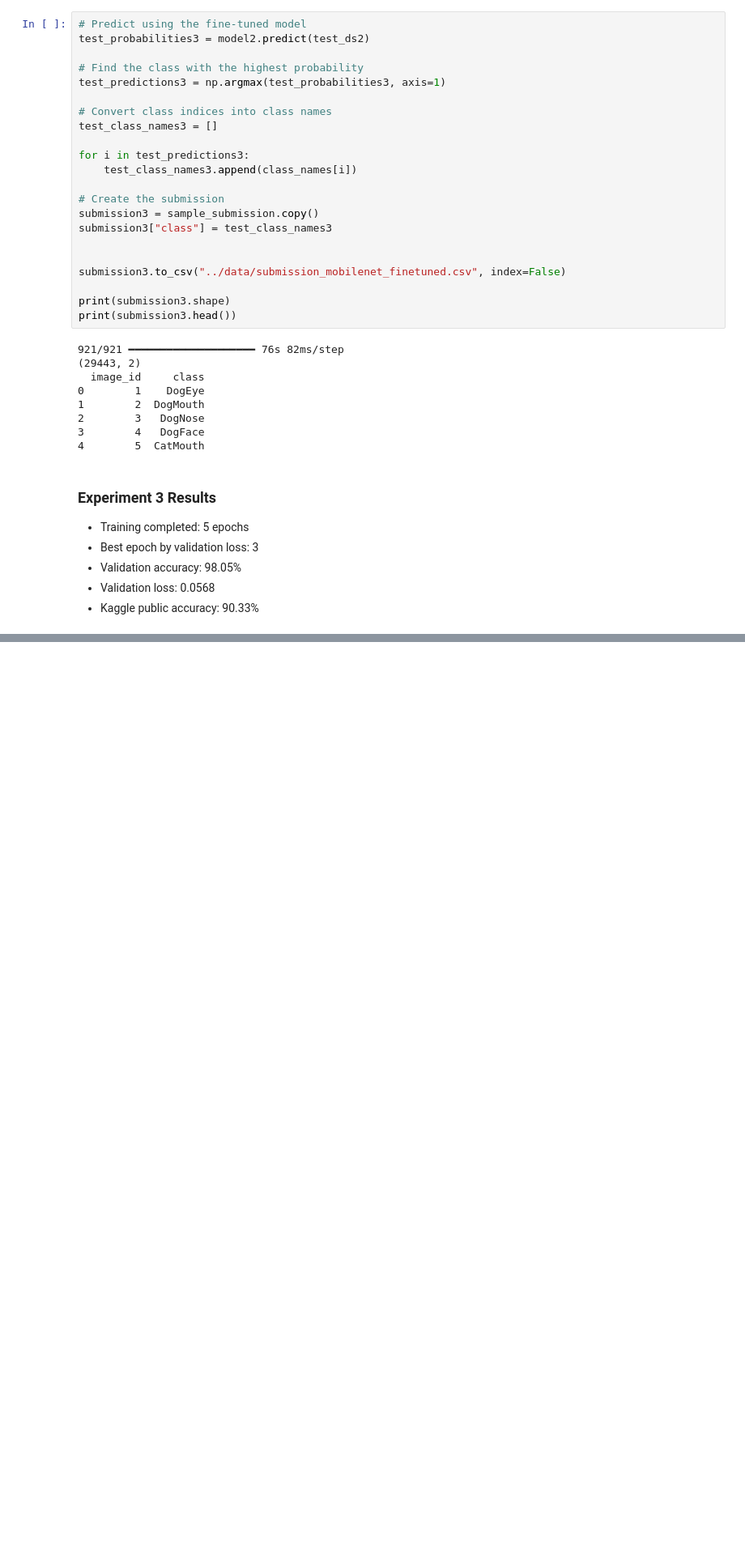
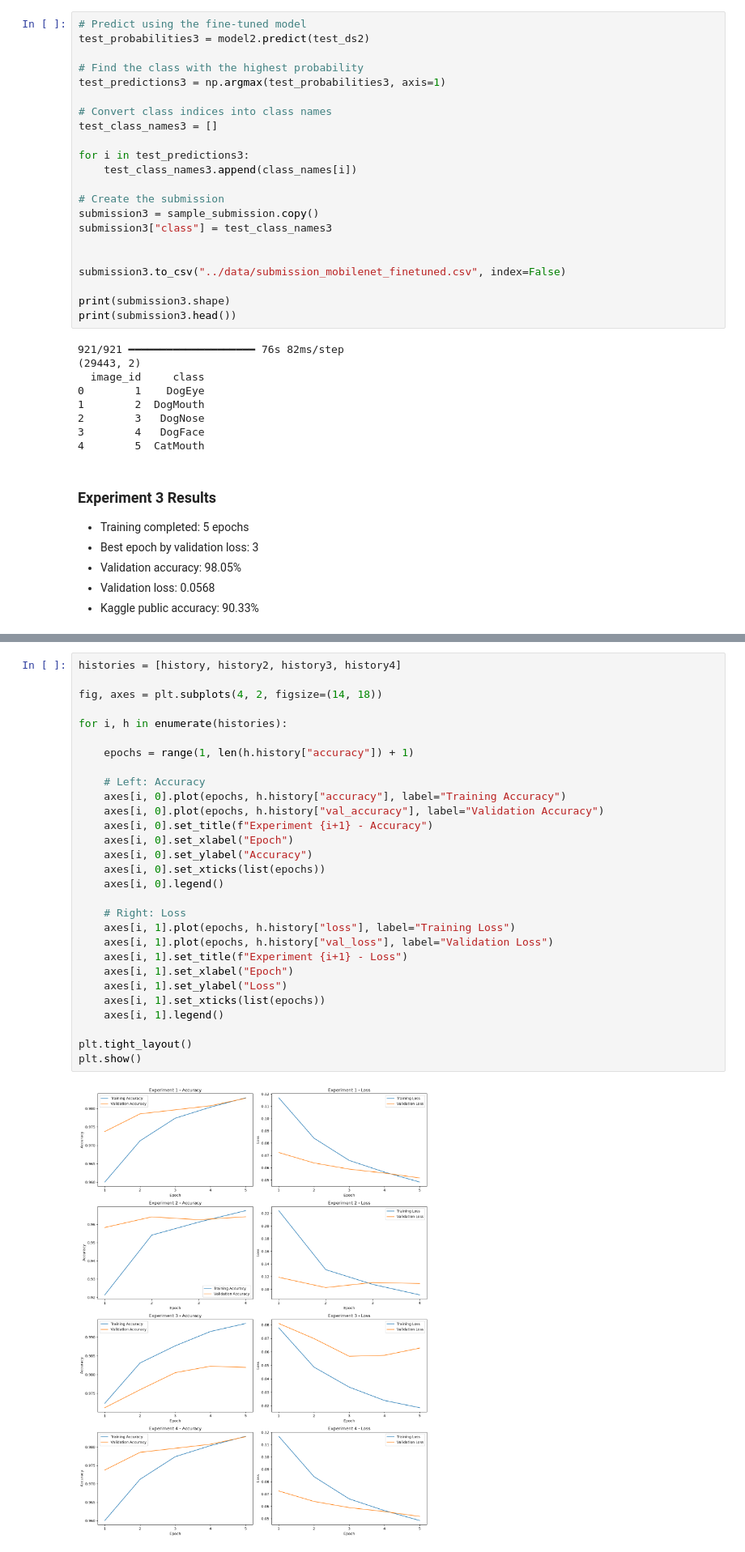
Before and after one commit to chaima-oueslati/facial_feature_classifier, a Jupyter notebook: notebooks/facial_feature_classifier.ipynb, the cells around one changed output, grey strips where cells are left out. Shown at 81% size. Drawn from its saved outputs; the diff is of its cells as text; blank space fills up the shorter version.

```diff
--- a/notebooks/facial_feature_classifier.ipynb
+++ b/notebooks/facial_feature_classifier.ipynb
@@ -759,0 +902,31 @@ print(submission3.head())
+# %%
+histories = [history, history2, history3, history4]
+
+fig, axes = plt.subplots(4, 2, figsize=(14, 18))
+
+for i, h in enumerate(histories):
+
+    epochs = range(1, len(h.history["accuracy"]) + 1)
+
+    # Left: Accuracy
+    axes[i, 0].plot(epochs, h.history["accuracy"], label="Training Accuracy")
+    axes[i, 0].plot(epochs, h.history["val_accuracy"], label="Validation Accuracy")
+    axes[i, 0].set_title(f"Experiment {i+1} - Accuracy")
+    axes[i, 0].set_xlabel("Epoch")
+    axes[i, 0].set_ylabel("Accuracy")
+    axes[i, 0].set_xticks(list(epochs))
+    axes[i, 0].legend()
+
+    # Right: Loss
+    axes[i, 1].plot(epochs, h.history["loss"], label="Training Loss")
+    axes[i, 1].plot(epochs, h.history["val_loss"], label="Validation Loss")
+    axes[i, 1].set_title(f"Experiment {i+1} - Loss")
+    axes[i, 1].set_xlabel("Epoch")
+    axes[i, 1].set_ylabel("Loss")
+    axes[i, 1].set_xticks(list(epochs))
+    axes[i, 1].legend()
+
+plt.tight_layout()
+plt.show()
+# %% [output]
+[figure, added]
```
Also changed, not shown: parts of 8 cells of this notebook.
